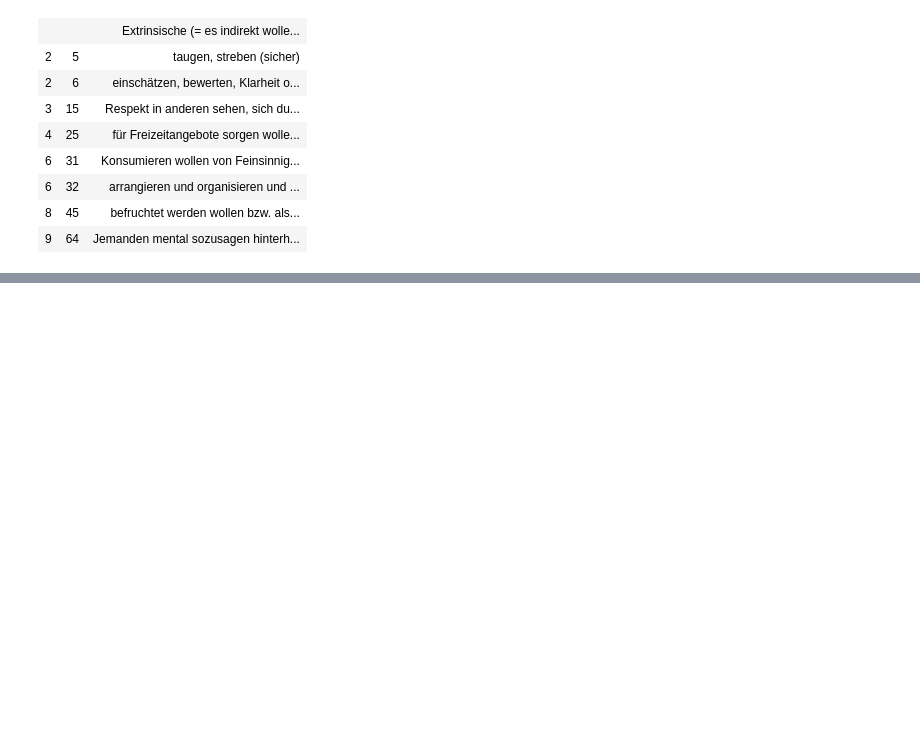
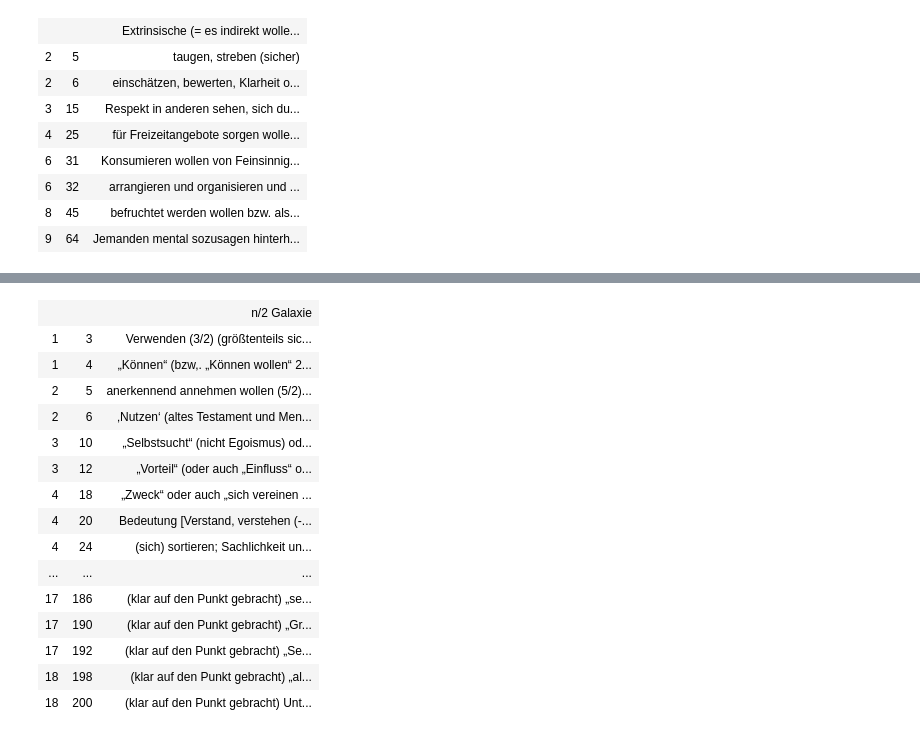
Before and after one commit to githubuser2000/reta-23-07-20, a Jupyter notebook: unit-testing/bruchSyntaxNeu-23-04.ipynb, the cells around one changed output, grey strips where cells are left out. Drawn from its saved outputs; the diff is of its cells as text; code cells hidden in the pictures; blank space fills up the shorter version.

```diff
--- a/unit-testing/bruchSyntaxNeu-23-04.ipynb
+++ b/unit-testing/bruchSyntaxNeu-23-04.ipynb
@@ -61,3 +61,9 @@ HTML(htmlAusgabe)
 | 6 | 32 | arrangieren und organisieren und ... |
 | 8 | 45 | befruchtet werden wollen bzw. als... |
 | 9 | 64 | Jemanden mental sozusagen hinterh... |
+# %%
+def teste(kurzbefehl: str):
+    befehl = ("a e "+kurzbefehl+" -spalten --breite=0 -ausgabe --art=html --onetable").split()
+    return externCommand("/home/alex/myRepos/reta/rp",["-befehl",*befehl])
+
+HTML(teste("v 1/14-1/15+1/1+0/0,-1/14-1/15,-1/32,1/30"))
@@ -63,0 +123,20 @@ HTML(htmlAusgabe)
+# %%
+# funktioniert falsch
+HTML(teste("a 2/3-2/4,v2/5-2/6"))
+# %% [output]
+|  |  | n/2 Galaxie |
+| 1 | 3 | Verwenden (3/2) (größtenteils sic... |
+| 1 | 4 | „Können“ (bzw,. „Können wollen“ 2... |
+| 2 | 5 | anerkennend annehmen wollen (5/2)... |
+| 2 | 6 | ‚Nutzen‘ (altes Testament und Men... |
+| 3 | 10 | „Selbstsucht“ (nicht Egoismus) od... |
+| 3 | 12 | „Vorteil“ (oder auch „Einfluss“ o... |
+| 4 | 18 | „Zweck“ oder auch „sich vereinen ... |
+| 4 | 20 | Bedeutung [Verstand, verstehen (-... |
+| 4 | 24 | (sich) sortieren; Sachlichkeit un... |
+| ... | ... | ... |
+| 17 | 186 | (klar auf den Punkt gebracht) „se... |
+| 17 | 190 | (klar auf den Punkt gebracht) „Gr... |
+| 17 | 192 | (klar auf den Punkt gebracht) „Se... |
+| 18 | 198 | (klar auf den Punkt gebracht) „al... |
+| 18 | 200 | (klar auf den Punkt gebracht) Unt... |
```
Also changed, not shown: parts of 7 cells of this notebook, 3 other files.
